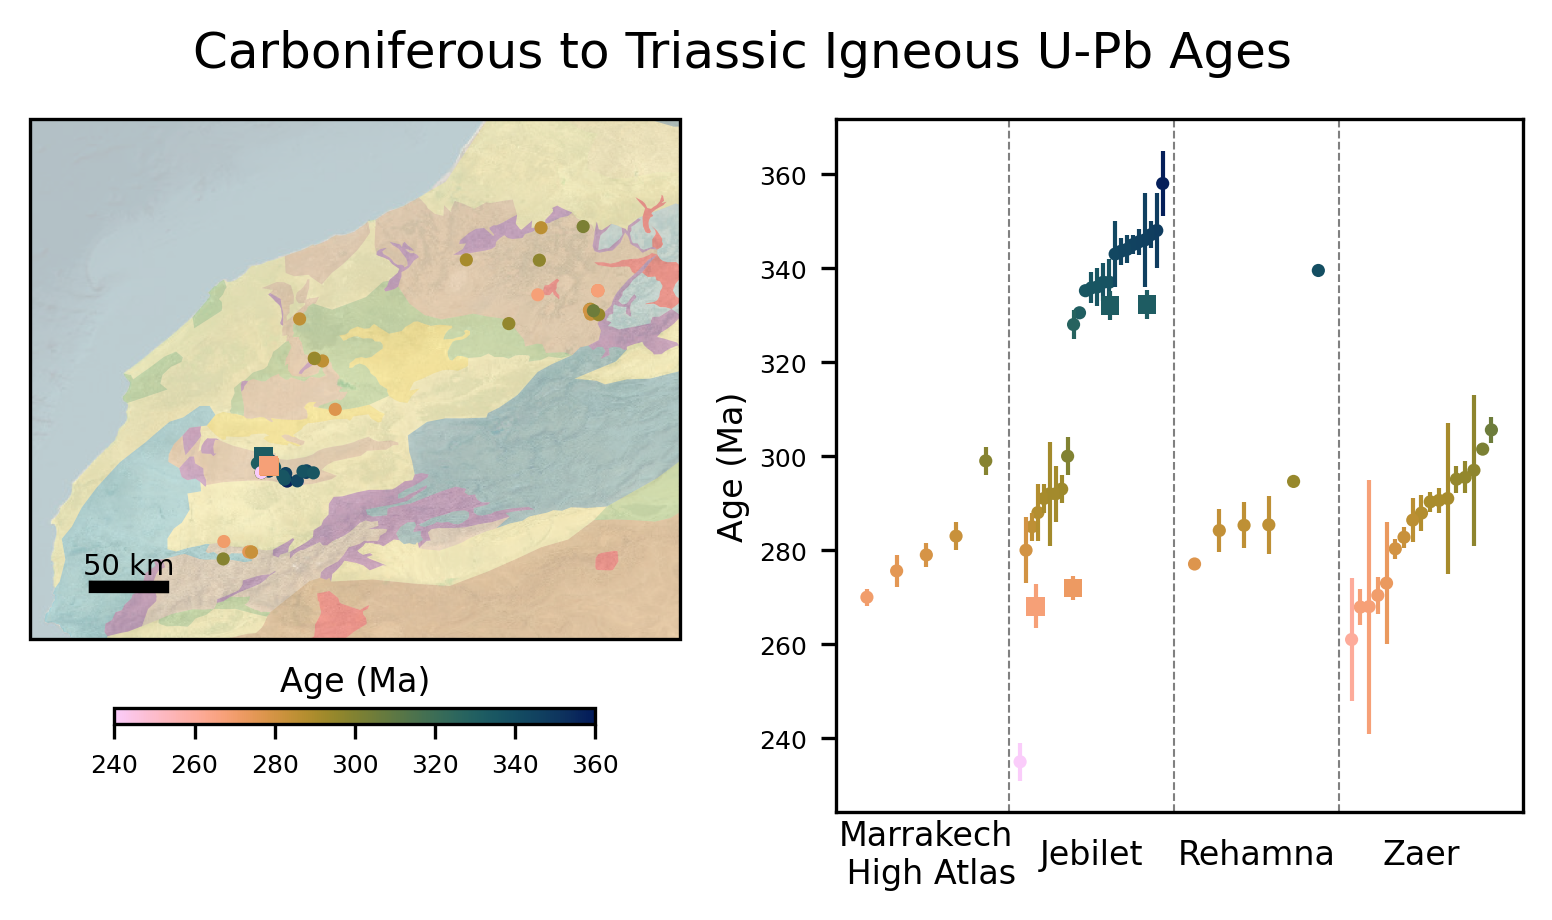
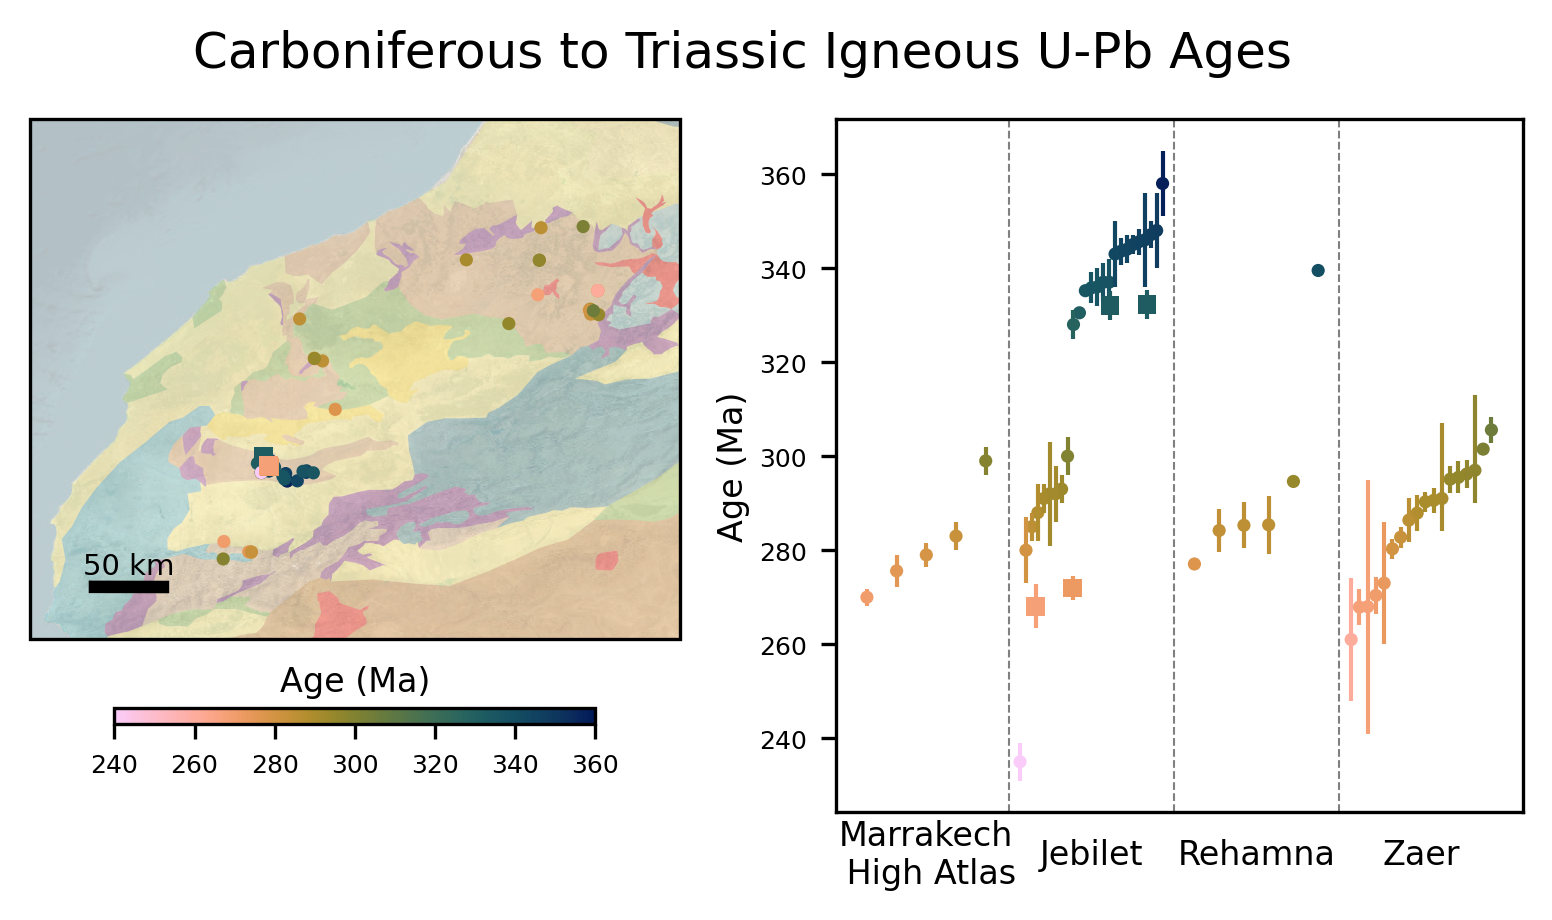
Unified diff of the notebook cell whose output changed from the first chart to the second:
--- before
+++ after
@@ -54,5 +54,10 @@
     
     colors = cmap(norm(group['Age (Ma)']))
-    ax2.errorbar(x, group['Age (Ma)'], group['Error (Ma)'], fmt='none',
+
+    # Make errors symmetric or asymmetric as needed
+    lower = group['Lower Error (Ma)'].fillna(group['Error (Ma)'])
+    upper = group['Error (Ma)']
+    yerr = np.array([lower, upper])
+    ax2.errorbar(x, group['Age (Ma)'], yerr, fmt='none',
                  ecolor=colors, elinewidth=1, capsize=0)
 

Commit: Update igneous comp and add asymmetric errors